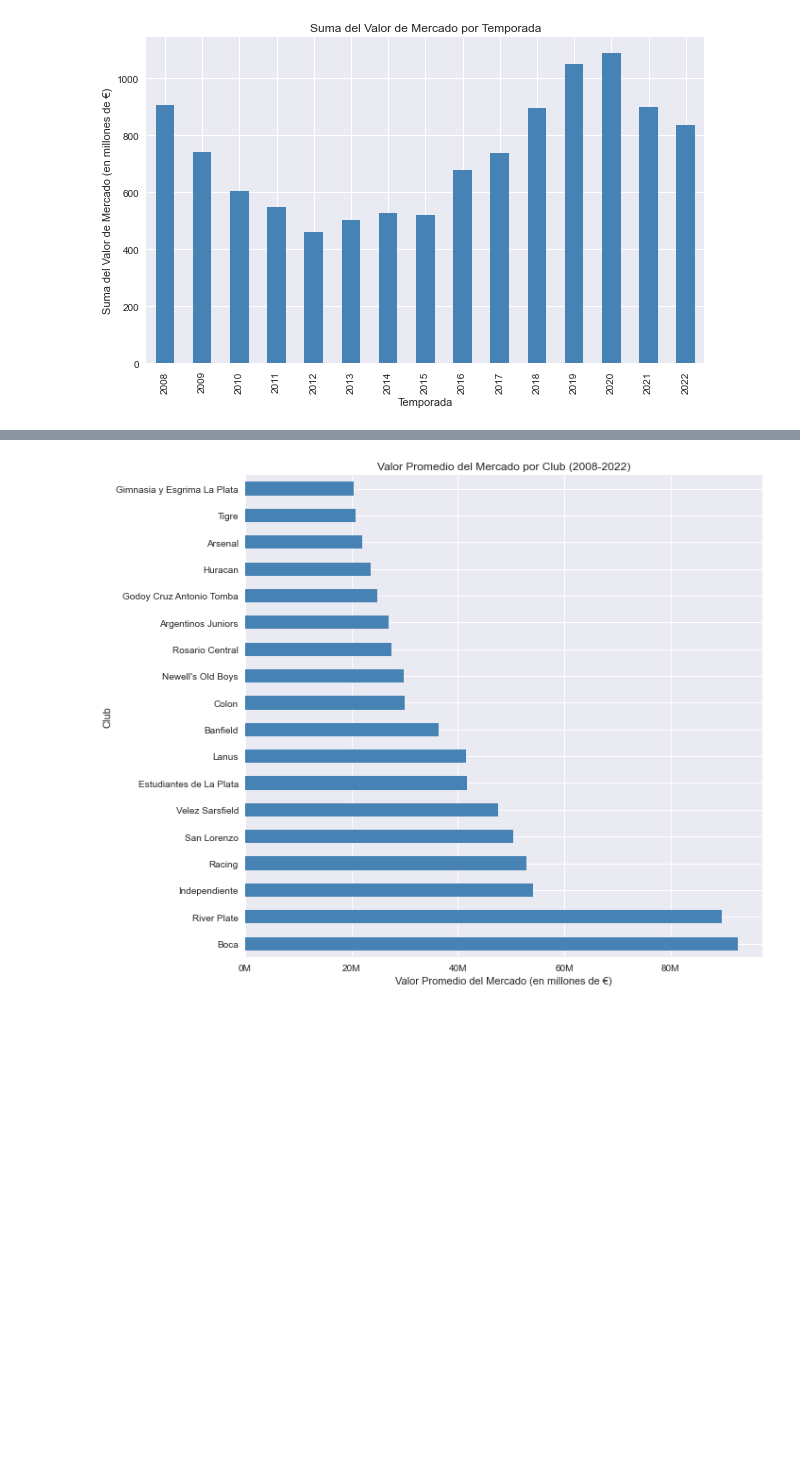
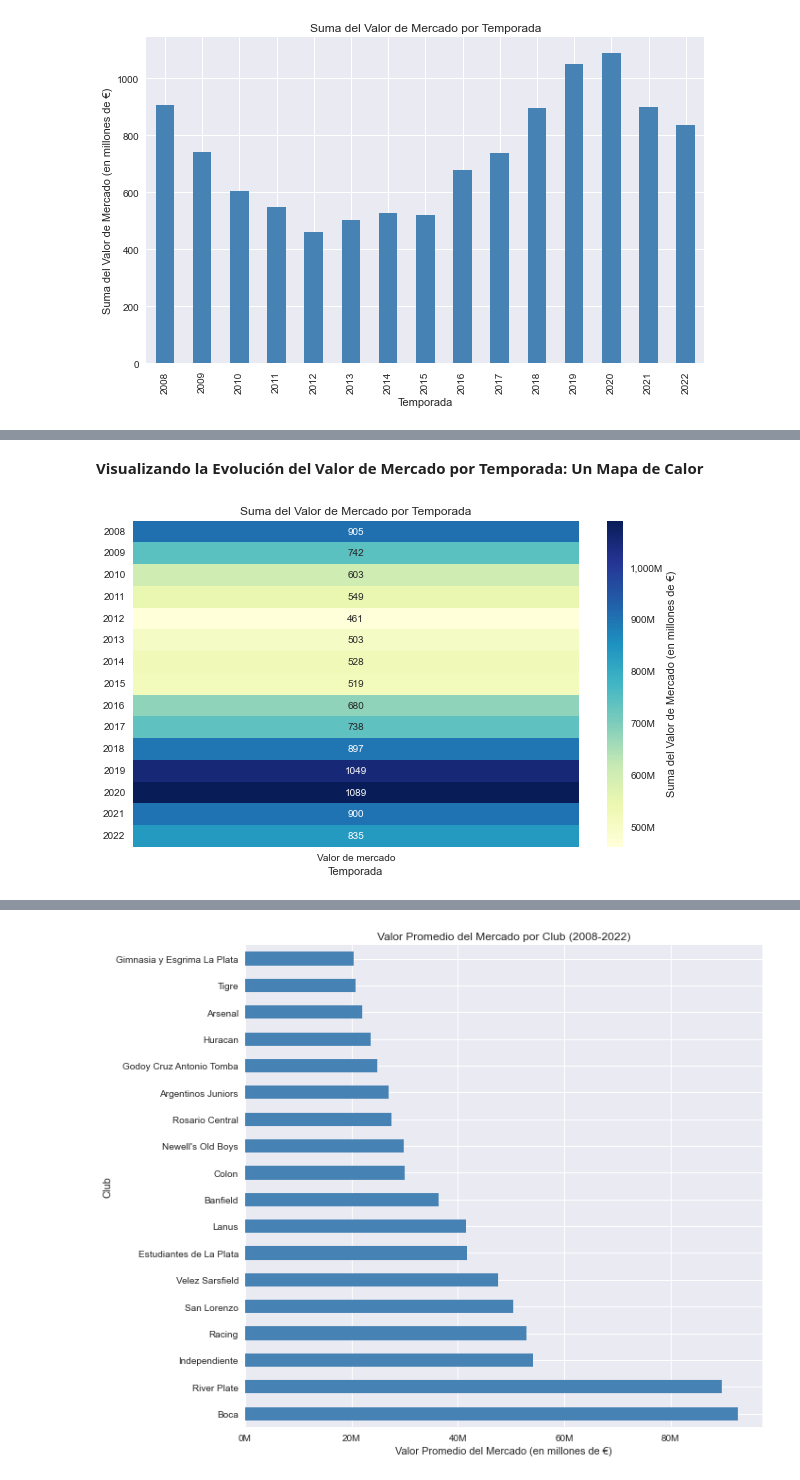
Before and after one commit to RODRIGORUBIO1991/PythonCode, a Jupyter notebook: Football/TransferMarket.ipynb, the cells around one changed output, grey strips where cells are left out. Drawn from its saved outputs; the diff is of its cells as text; code cells hidden in the pictures; blank space fills up the shorter version.

```diff
--- a/Football/TransferMarket.ipynb
+++ b/Football/TransferMarket.ipynb
@@ -684,0 +688,30 @@ Valor promedio de un jugador
+# %% [markdown]
+**Visualizando la Evolución del Valor de Mercado por Temporada: Un Mapa de Calor**
+# %%
+
+# Agrupar por temporada y calcular la suma de los valores de mercado
+market_value_sum = df.groupby("Temporada")["Valor de mercado"].sum()
+
+# Crear una tabla pivot para el mapa de calor
+table = pd.pivot_table(df, values="Valor de mercado", index="Temporada", aggfunc="sum")
+
+# Redondear los valores dentro de la tabla del mapa de calor
+table = table.applymap(lambda x: round(x / 1000000))
+
+# Calcular vmin y vmax para establecer un tono de azul claro
+vmin = table.values.min()
+vmax = table.values.max() + 1
+
+# Crear un mapa de calor utilizando Seaborn
+plt.figure(figsize=(10, 6))
+sns.heatmap(table, annot=True, fmt=".0f", cmap="YlGnBu", cbar=True, cbar_kws={"label": "Suma del Valor de Mercado (en millones de €)",
+                                                                              "format": FuncFormatter(lambda x, pos: f"{int(x):,}M")},
+            vmin=vmin, vmax=vmax)  # Establecer los límites de la barra de color
+plt.title("Suma del Valor de Mercado por Temporada")
+plt.xlabel("Temporada")
+plt.ylabel("")
+
+# Mostrar el mapa de calor
+plt.show()
+# %% [output]
+[figure, added]
```
Also changed, not shown: parts of 54 cells of this notebook.
